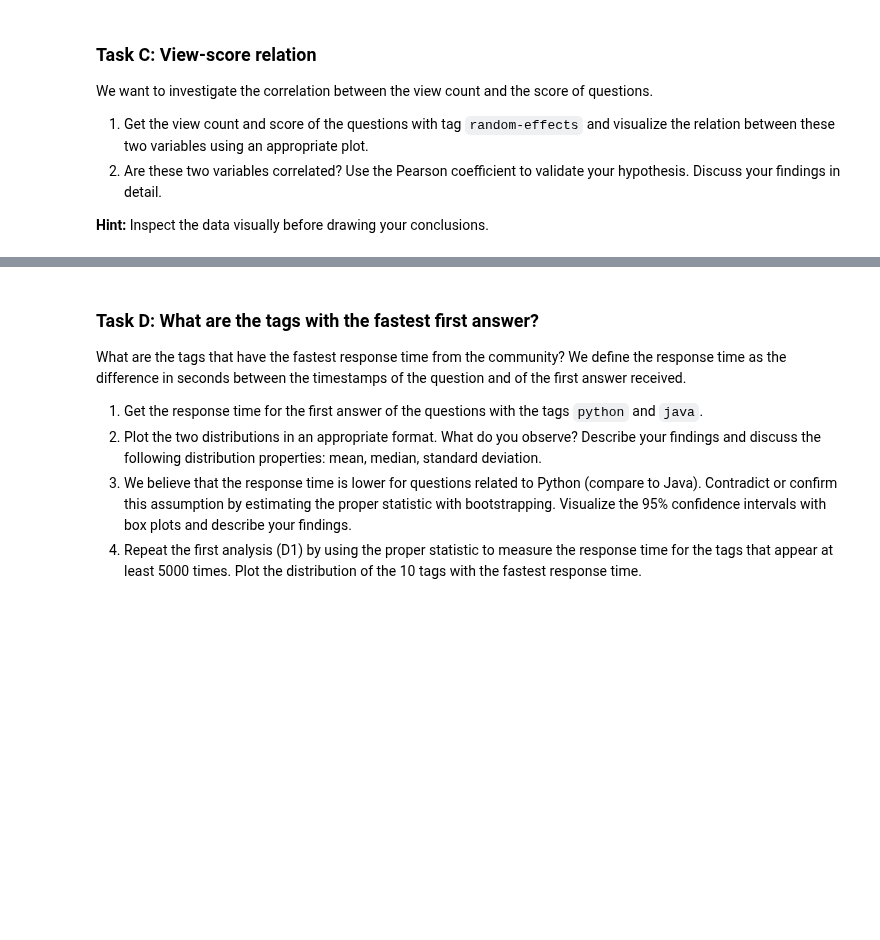
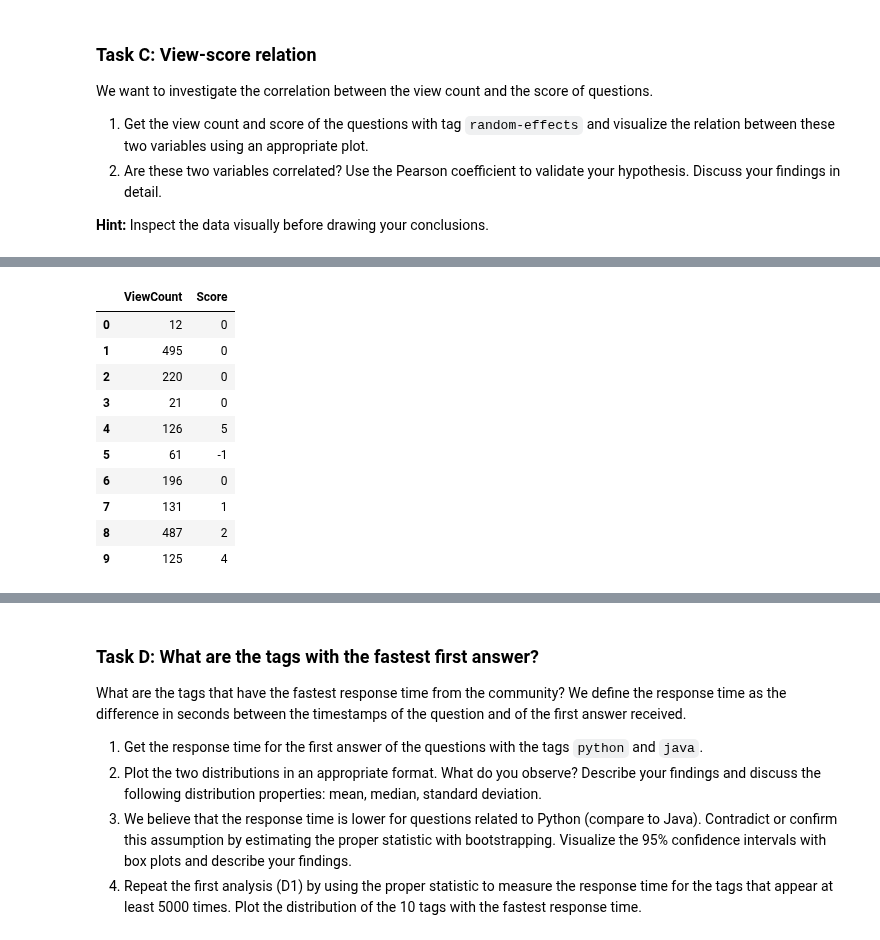
Before and after one commit to vbruttin/ada_homeworks, a Jupyter notebook: Homework3.ipynb, the cells around one changed output, grey strips where cells are left out. Cells and saved outputs as stored; diff of their text form; code cells hidden in the pictures; blank space fills up the shorter version.

```diff
--- a/Homework3.ipynb
+++ b/Homework3.ipynb
@@ -250,0 +255,23 @@ We want to investigate the correlation between the view count and the score of q
+# %%
+query_rndeff = """
+select ViewCount, Score from data_stack
+where Tags like '%<random-effects>%'
+"""
+
+rndeff_tag = spark.sql(query_rndeff)
+
+df_rndeff = rndeff_tag.toPandas()
+
+df_rndeff.head(10)
+# %% [output]
+|  | ViewCount | Score |
+| 0 | 12 | 0 |
+| 1 | 495 | 0 |
+| 2 | 220 | 0 |
+| 3 | 21 | 0 |
+| 4 | 126 | 5 |
+| 5 | 61 | -1 |
+| 6 | 196 | 0 |
+| 7 | 131 | 1 |
+| 8 | 487 | 2 |
+| 9 | 125 | 4 |
```
Also changed, not shown: parts of 13 cells of this notebook.
